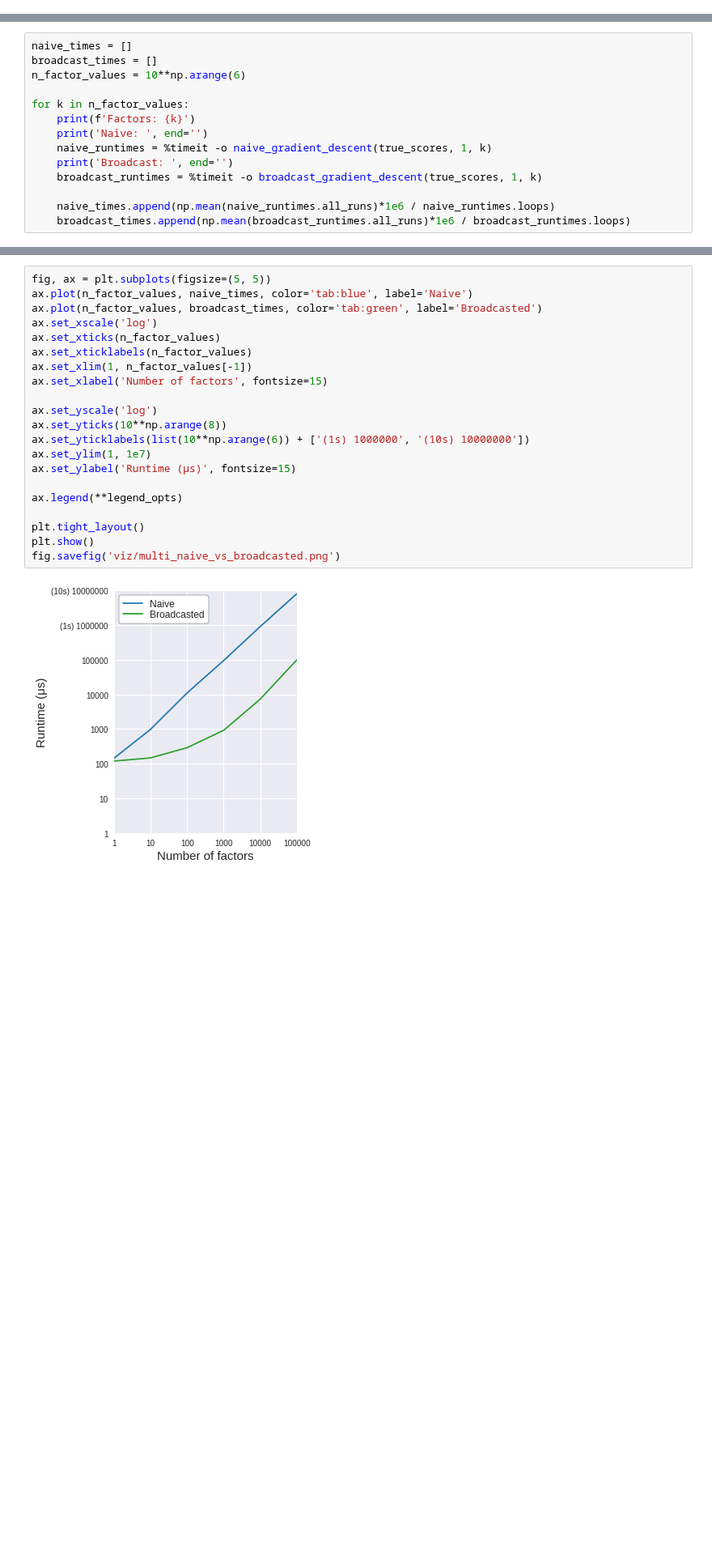
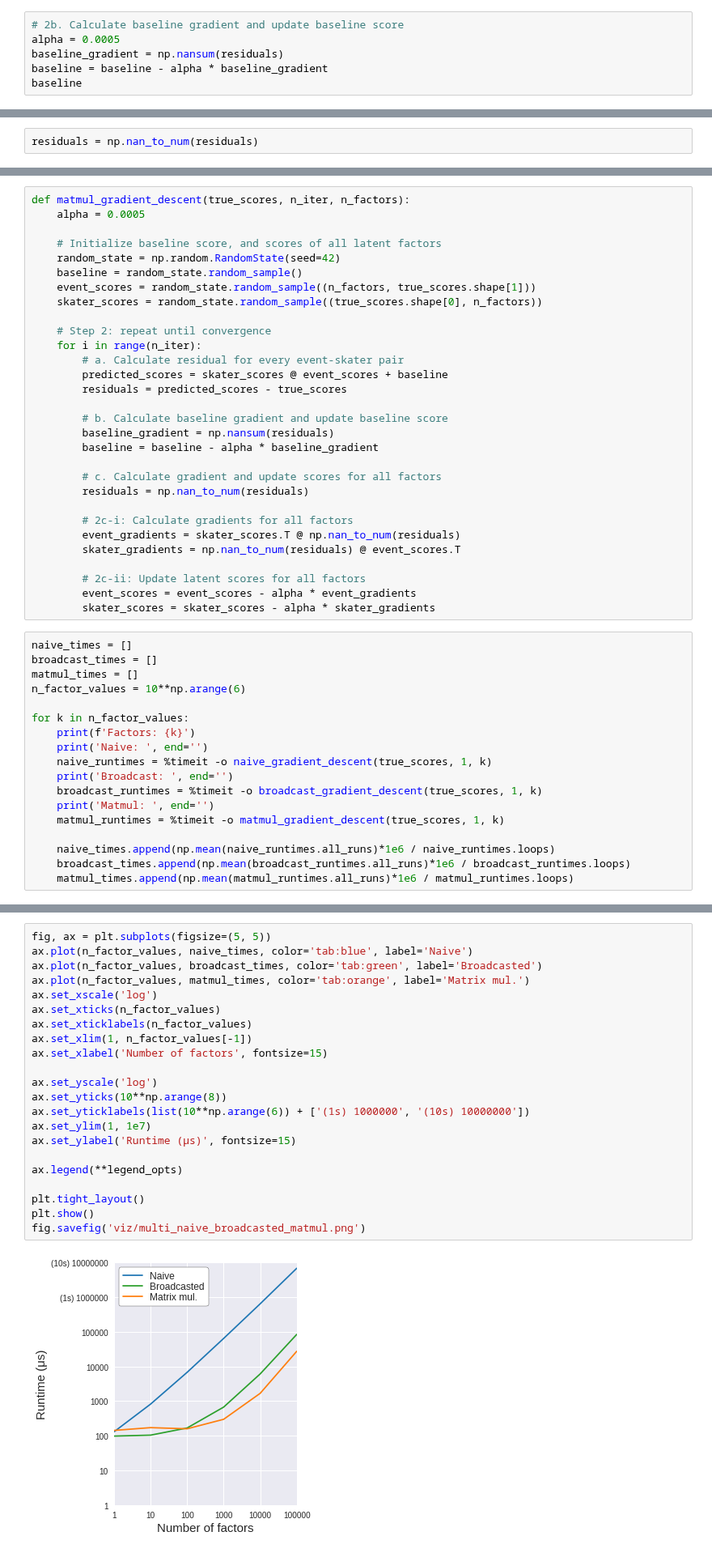
Before and after one commit to khanhnguyendata/skate_predict, a Jupyter notebook: analysis_part3.ipynb, the cells around one changed output, grey strips where cells are left out. Shown at 81% size. Drawn from its saved outputs; the diff is of its cells as text; blank space fills up the shorter version.

Commit message:
Implement matrix mul for gradient descent of multi-factor model

```diff
--- a/analysis_part3.ipynb
+++ b/analysis_part3.ipynb
@@ -264,0 +278,6 @@ Takahito, MURA      14.059611  3.020423
+# %%
+# 2b. Calculate baseline gradient and update baseline score
+alpha = 0.0005
+baseline_gradient = np.nansum(residuals)
+baseline = baseline - alpha * baseline_gradient
+baseline
@@ -264,0 +286,2 @@ Takahito, MURA      14.059611  3.020423
+# %%
+residuals = np.nan_to_num(residuals)
@@ -328,9 +409,40 @@ def broadcast_gradient_descent(true_scores, n_iter, n_factors):
 
         event_scores = event_scores - alpha * event_gradients
         skater_scores = skater_scores - alpha * skater_gradients
+# %%
+def matmul_gradient_descent(true_scores, n_iter, n_factors):
+    alpha = 0.0005
+
+    # Initialize baseline score, and scores of all latent factors
+    random_state = np.random.RandomState(seed=42)
+    baseline = random_state.random_sample()
+    event_scores = random_state.random_sample((n_factors, true_scores.shape[1]))
+    skater_scores = random_state.random_sample((true_scores.shape[0], n_factors))
+
+    # Step 2: repeat until convergence
+    for i in range(n_iter):
+        # a. Calculate residual for every event-skater pair
+        predicted_scores = skater_scores @ event_scores + baseline
+        residuals = predicted_scores - true_scores
+
+        # b. Calculate baseline gradient and update baseline score
+        baseline_gradient = np.nansum(residuals)
+        baseline = baseline - alpha * baseline_gradient
+
+        # c. Calculate gradient and update scores for all factors
+        residuals = np.nan_to_num(residuals)
+
+        # 2c-i: Calculate gradients for all factors
+        event_gradients = skater_scores.T @ np.nan_to_num(residuals)
+        skater_gradients = np.nan_to_num(residuals) @ event_scores.T
+
+        # 2c-ii: Update latent scores for all factors
+        event_scores = event_scores - alpha * event_gradients
+        skater_scores = skater_scores - alpha * skater_gradients
 # %%
 naive_times = []
 broadcast_times = []
+matmul_times = []
 n_factor_values = 10**np.arange(6)
 
 for k in n_factor_values:
@@ -339,8 +451,11 @@ for k in n_factor_values:
     naive_runtimes = %timeit -o naive_gradient_descent(true_scores, 1, k)
     print('Broadcast: ', end='')
     broadcast_runtimes = %timeit -o broadcast_gradient_descent(true_scores, 1, k)
+    print('Matmul: ', end='')
+    matmul_runtimes = %timeit -o matmul_gradient_descent(true_scores, 1, k)
 
     naive_times.append(np.mean(naive_runtimes.all_runs)*1e6 / naive_runtimes.loops)
     broadcast_times.append(np.mean(broadcast_runtimes.all_runs)*1e6 / broadcast_runtimes.loops)
+    matmul_times.append(np.mean(matmul_runtimes.all_runs)*1e6 / matmul_runtimes.loops)
 # %% [output]
 Factors: 1
@@ -364,26 +478,27 @@ Broadcast: 99.2 ms ± 10.6 ms per loop (mean ± std. dev. of 7 runs, 1 loop each
 # %%
 fig, ax = plt.subplots(figsize=(5, 5))
 ax.plot(n_factor_values, naive_times, color='tab:blue', label='Naive')
 ax.plot(n_factor_values, broadcast_times, color='tab:green', label='Broadcasted')
+ax.plot(n_factor_values, matmul_times, color='tab:orange', label='Matrix mul.')
 ax.set_xscale('log')
 ax.set_xticks(n_factor_values)
 ax.set_xticklabels(n_factor_values)
 ax.set_xlim(1, n_factor_values[-1])
 ax.set_xlabel('Number of factors', fontsize=15)
 
 ax.set_yscale('log')
 ax.set_yticks(10**np.arange(8))
 ax.set_yticklabels(list(10**np.arange(6)) + ['(1s) 1000000', '(10s) 10000000'])
 ax.set_ylim(1, 1e7)
 ax.set_ylabel('Runtime (μs)', fontsize=15)
 
 ax.legend(**legend_opts)
 
 plt.tight_layout()
 plt.show()
-fig.savefig('viz/multi_naive_vs_broadcasted.png')
+fig.savefig('viz/multi_naive_broadcasted_matmul.png')
 # %% [output]
-[figure, old version]
+[figure, new version]
 # %% [markdown]
 Time profile of broadcasted version
 # %%
```
Also changed, not shown: parts of 11 cells of this notebook, 7 other files.
